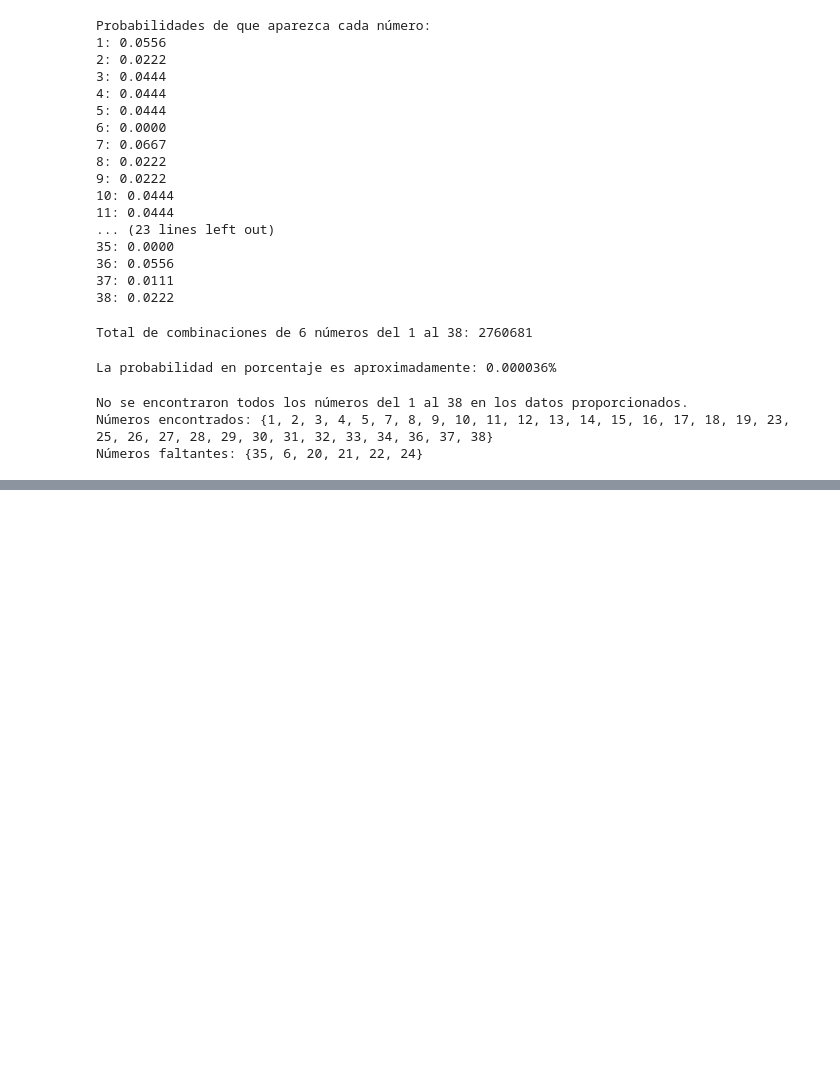
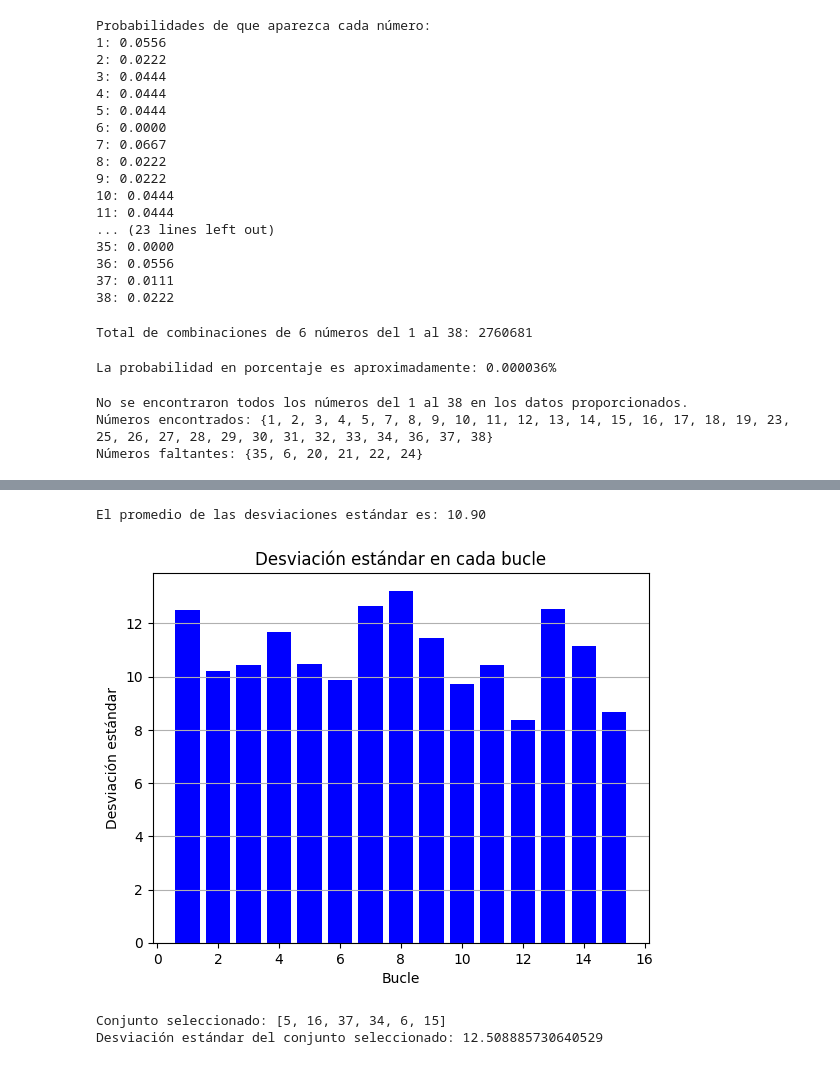
Before and after one commit to DavDaz/AnalizarLoto, a Jupyter notebook: lotoAnalitic.ipynb, the cells around one changed output, grey strips where cells are left out. Drawn from its saved outputs; the diff is of its cells as text; code cells hidden in the pictures; blank space fills up the shorter version.

```diff
--- a/lotoAnalitic.ipynb
+++ b/lotoAnalitic.ipynb
@@ -177,0 +205,57 @@ Números faltantes: {35, 6, 20, 21, 22, 24}
+# %%
+desviaciones_estandar = [12.50, 10.21, 10.43, 11.68, 10.46, 9.88, 12.67, 13.23, 11.47, 9.72, 10.43, 8.37, 12.56, 11.15, 8.67]
+
+# Calcular el promedio de las desviaciones estándar
+promedio_desviaciones = sum(desviaciones_estandar) / len(desviaciones_estandar)
+
+# Imprimir el resultado
+print(f"El promedio de las desviaciones estándar es: {promedio_desviaciones:.2f}")
+# %% [output]
+El promedio de las desviaciones estándar es: 10.90
+# %%
+
+# Desviaciones estándar proporcionadas
+desviaciones_estandar = [12.50, 10.21, 10.43, 11.68, 10.46, 9.88, 12.67, 13.23, 11.47, 9.72, 10.43, 8.37, 12.56, 11.15, 8.67]
+
+# Índices para los bucles
+bucles = list(range(1, len(desviaciones_estandar) + 1))
+
+# Crear el gráfico de barras
+plt.bar(bucles, desviaciones_estandar, color='blue')
+plt.xlabel('Bucle')
+plt.ylabel('Desviación estándar')
+plt.title('Desviación estándar en cada bucle')
+plt.grid(axis='y')
+
+# Mostrar el gráfico
+plt.show()
+# %% [output]
+[figure, added]
+# %%
+# Número de conjuntos a generar
+num_conjuntos = 1000
+
+# Lista para almacenar los conjuntos generados
+conjuntos_generados = []
+
+# Generar conjuntos aleatorios
+for _ in range(num_conjuntos):
+    conjunto = random.sample(range(1, 39), 6)
+    conjuntos_generados.append(conjunto)
+
+# Calcular la desviación estándar de cada conjunto
+desviaciones_estandar_generadas = [np.std(conjunto) for conjunto in conjuntos_generados]
+
+# Convertir la lista a un array de NumPy antes de realizar la resta
+desviaciones_estandar_generadas = np.array(desviaciones_estandar_generadas)
+
+# Encontrar el conjunto con desviación estándar más cercana a la observada
+indice_min_desviacion = np.argmin(np.abs(desviaciones_estandar_generadas - 12.50))
+conjunto_seleccionado = conjuntos_generados[indice_min_desviacion]
+
+# Imprimir resultados
+print("Conjunto seleccionado:", conjunto_seleccionado)
+print("Desviación estándar del conjunto seleccionado:", desviaciones_estandar_generadas[indice_min_desviacion])
+# %% [output]
+Conjunto seleccionado: [5, 16, 37, 34, 6, 15]
+Desviación estándar del conjunto seleccionado: 12.508885730640529
```
Also changed, not shown: parts of 3 cells of this notebook.
